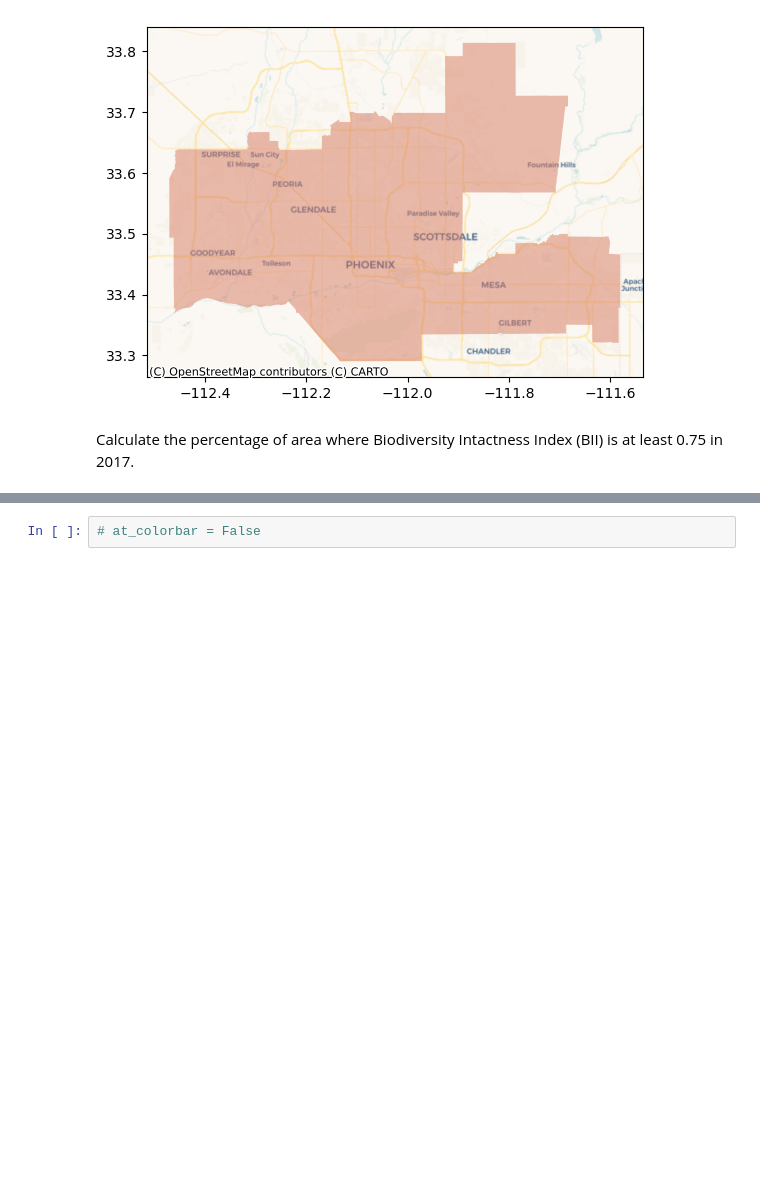
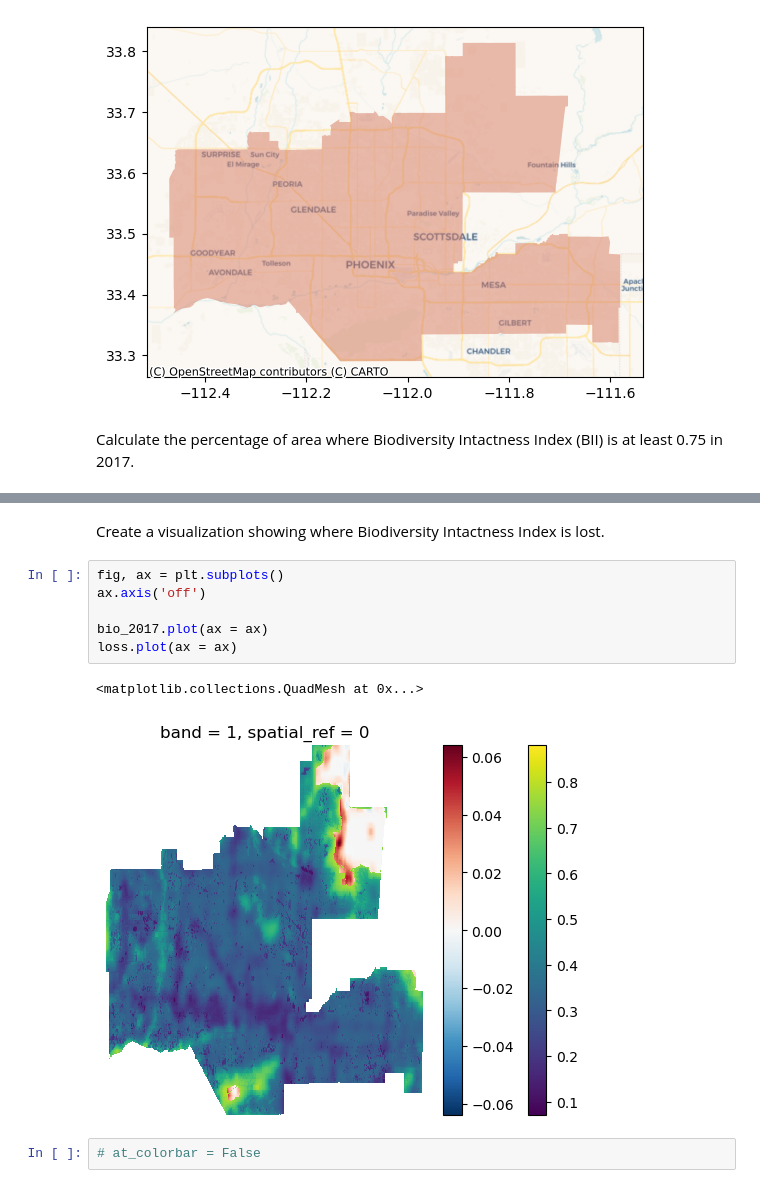
Before and after one commit to sofiiir/task2-biodiversity-intactness, a Jupyter notebook: task2-biodiversity-intactness.ipynb, the cells around one changed output, grey strips where cells are left out. Cells and saved outputs as stored; diff of their text form; blank space fills up the shorter version.

```diff
--- a/task2-biodiversity-intactness.ipynb
+++ b/task2-biodiversity-intactness.ipynb
@@ -187,2 +203,13 @@ Attributes:
+# %% [markdown]
+Create a visualization showing where Biodiversity Intactness Index is lost.
+# %%
+fig, ax = plt.subplots()
+ax.axis('off')
+
+bio_2017.plot(ax = ax)
+loss.plot(ax = ax)
+# %% [output]
+<matplotlib.collections.QuadMesh at 0x...>
+[figure, added]
 # %%
 # at_colorbar = False
```
Also changed, not shown: parts of 15 cells of this notebook.
